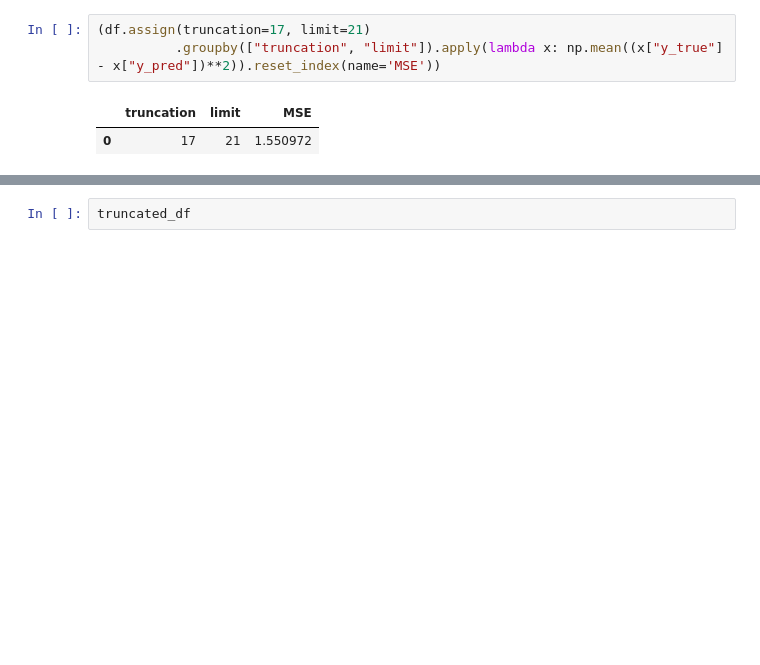
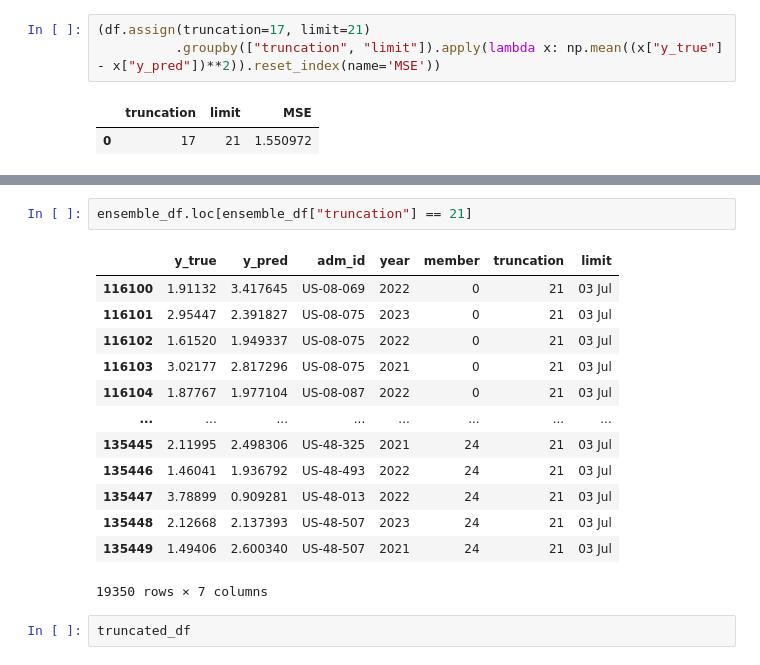
Before and after one commit to ellaampy/seasonal-yield-forecast, a Jupyter notebook: analyse_performance.ipynb, the cells around one changed output, grey strips where cells are left out. Cells and saved outputs as stored; diff of their text form; blank space fills up the shorter version.

```diff
--- a/analyse_performance.ipynb
+++ b/analyse_performance.ipynb
@@ -389,3 +416,19 @@ plt.show()
+# %%
+ensemble_df.loc[ensemble_df["truncation"] == 21]
+# %% [output]
+|  | y_true | y_pred | adm_id | year | member | truncation | limit |
+| 116100 | 1.91132 | 3.417645 | US-08-069 | 2022 | 0 | 21 | 03 Jul |
+| 116101 | 2.95447 | 2.391827 | US-08-075 | 2023 | 0 | 21 | 03 Jul |
+| 116102 | 1.61520 | 1.949337 | US-08-075 | 2022 | 0 | 21 | 03 Jul |
+| 116103 | 3.02177 | 2.817296 | US-08-075 | 2021 | 0 | 21 | 03 Jul |
+| 116104 | 1.87767 | 1.977104 | US-08-087 | 2022 | 0 | 21 | 03 Jul |
+| ... | ... | ... | ... | ... | ... | ... | ... |
+| 135445 | 2.11995 | 2.498306 | US-48-325 | 2021 | 24 | 21 | 03 Jul |
+| 135446 | 1.46041 | 1.936792 | US-48-493 | 2022 | 24 | 21 | 03 Jul |
+| 135447 | 3.78899 | 0.909281 | US-48-013 | 2022 | 24 | 21 | 03 Jul |
+| 135448 | 2.12668 | 2.137393 | US-48-507 | 2023 | 24 | 21 | 03 Jul |
+| 135449 | 1.49406 | 2.600340 | US-48-507 | 2021 | 24 | 21 | 03 Jul |
+19350 rows × 7 columns
 # %%
 truncated_df
 # %% [output]
```
Also changed, not shown: parts of 10 cells of this notebook, 1 other file.
